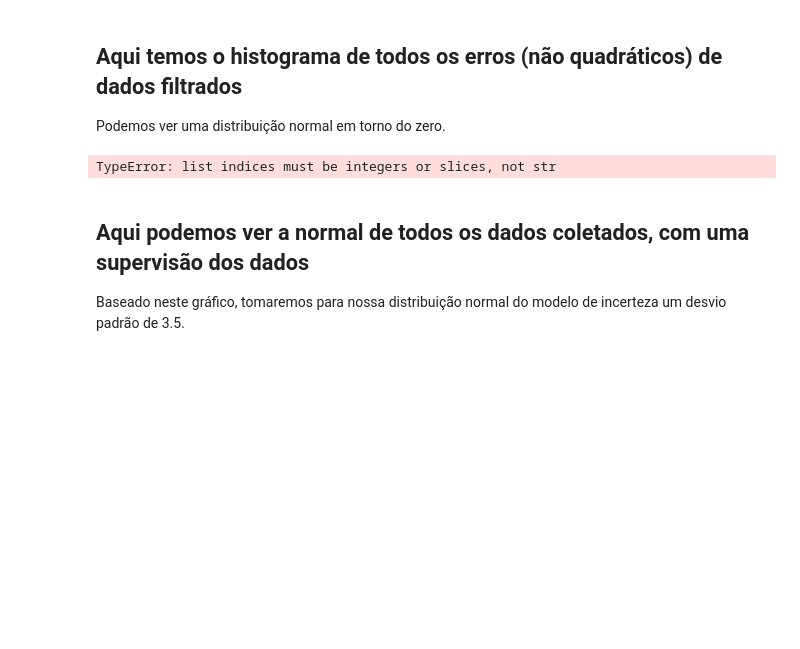
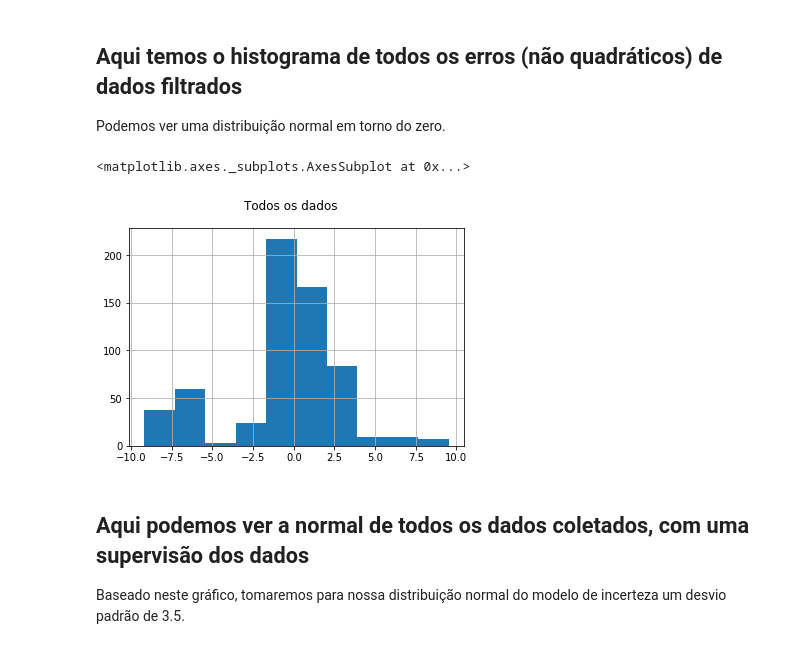
Before and after one commit to fsfelix/mac0318, a Jupyter notebook: Projeto9/Projeto 9.ipynb, the cells around one changed output. Drawn from its saved outputs; the diff is of its cells as text; code cells hidden in the pictures; blank space fills up the shorter version.

```diff
--- a/Projeto9/Projeto 9.ipynb
+++ b/Projeto9/Projeto 9.ipynb
@@ -136,12 +136,18 @@ for filename in filenames:
 
 Podemos ver uma distribuição normal em torno do zero.
 # %%
+df_total = []
+for filename in filenames:
+    df_total.append(infos_limpas(filename))
+df_total = pd.concat(df_total)
+
 all_data = erro(erros_pequenos(ignore_255(df_total)))
 plt.figure();
 pl.suptitle('Todos os dados')
 all_data.hist()
 # %% [output]
-TypeError: list indices must be integers or slices, not str
+<matplotlib.axes._subplots.AxesSubplot at 0x...>
+[figure, added]
 # %% [markdown]
 ## Aqui podemos ver a normal de todos os dados coletados, com uma supervisão dos dados
 
```
Also changed, not shown: parts of 4 cells of this notebook.
